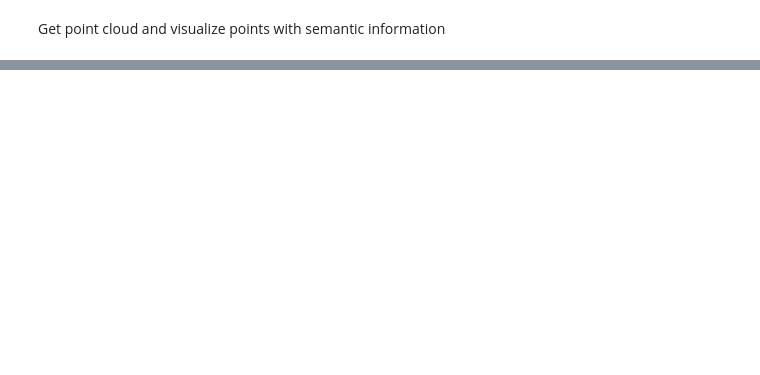
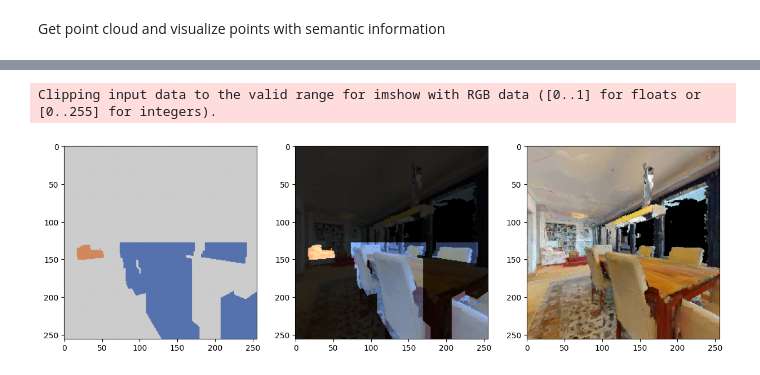
Before and after one commit to dtonderski/ReSEAL, a Jupyter notebook: notebooks/Label_pipeline.ipynb, the cells around one changed output, grey strips where cells are left out. Cells and saved outputs as stored; diff of their text form; code cells hidden in the pictures; blank space fills up the shorter version.

```diff
--- a/notebooks/Label_pipeline.ipynb
+++ b/notebooks/Label_pipeline.ipynb
@@ -66,7 +86,10 @@ map_builder.clear()
 for i in tqdm(range(400)):
     depth_map = np.load(f"{DEPTH_MAP_DIR}/{i}.npy")
     saved_semantics = np.load(f"{SEMANTIC_MAP_DIR}/{i}.npy")
-    map = get_semantic_map(saved_semantics, scene_index_to_category_index_map, map_builder_cfg.NUM_SEMANTIC_CLASSES)
+    image = read_image(f"{RGB_IMAGE_DIR}/{i}.png")
+    map = generating_semantic_masks(model, image)
+    #map = get_semantic_map(saved_semantics, scene_index_to_category_index_map,
+    #         map_builder_cfg.NUM_SEMANTIC_CLASSES)
     pose = (positions[i], rotations[i])
     map_builder.update_point_cloud(map, depth_map, pose, fast=True)
 map_builder.concatenate_semantics()
@@ -113 +190,32 @@ plt.imshow(rgb_image)
+# %%
+from src.features.perception import propagate_labels
+from src.utils.geometric_transformations import coordinates_to_grid_indices
+
+sensor_position = positions[index]
+sensor_rotation = rotations[index]
+
+min_position, _ = map_builder.get_semantic_map_bounds(positions[index])
+grid_index_of_min_position_relative_to_origin = coordinates_to_grid_indices(np.array(min_position), [0,0,0], map_builder._resolution)
+grid_index_of_origin = - grid_index_of_min_position_relative_to_origin
+# %%
+semantic_map_2d = propagate_labels(sensor_rotation, sensor_position, map_at_index_sparse, grid_index_of_origin,
+                                   map_builder_cfg, sim_cfg.SENSOR_CFG)
+
+semantic_map_categorical = (np.argmax(semantic_map_2d, axis=-1) +
+                            np.sum(semantic_map_2d, axis=-1))
+# %%
+color_converter = category_mapping.get_reseal_color_converter()
+semantic_map_colored = (color_converter(semantic_map_categorical))
+fig, axs = plt.subplots(1, 3, figsize=(15, 5))
+ax1, ax2, ax3 = axs
+ax1.imshow(semantic_map_colored)
+
+semantic_map_colored[semantic_map_colored == 0.8] = 0
+ax2.imshow(rgb_image*0.2 + (rgb_image+0.5)*semantic_map_colored)
+
+ax3.imshow(rgb_image)
+plt.show()
+# %% [output]
+Clipping input data to the valid range for imshow with RGB data ([0..1] for floats or [0..255] for integers).
+[figure, added]
 # %%
```
Also changed, not shown: parts of 24 cells of this notebook, 9 other files.
